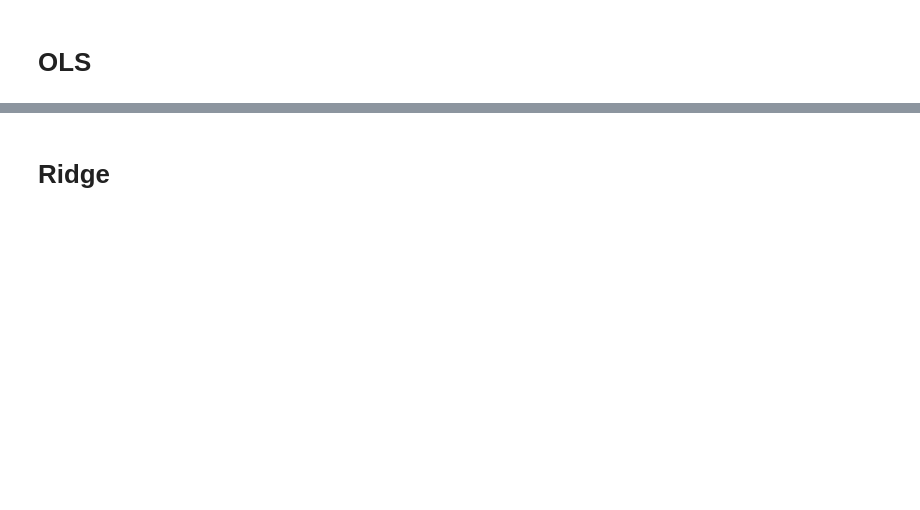
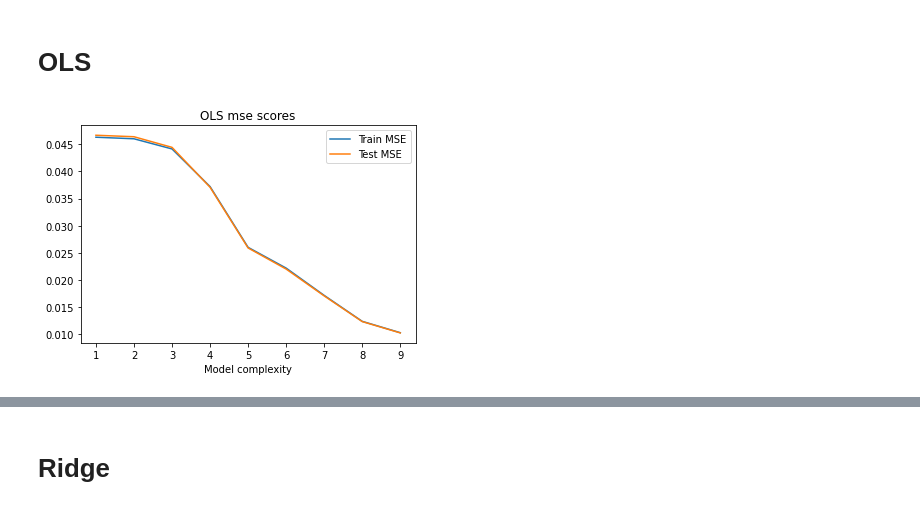
Before and after one commit to haakontm/FYS4155-Project1, a Jupyter notebook: ex6.ipynb, the cells around one changed output, grey strips where cells are left out. Saved outputs shown, nothing was run; the diff lists cells and outputs as text; code cells hidden in the pictures; blank space fills up the shorter version.

```diff
--- a/ex6.ipynb
+++ b/ex6.ipynb
@@ -74,2 +84,12 @@ for i in tqdm(range(max_degree)):
+# %%
+fig, ax = plt.subplots())
+ax.plodegreese)ols_, train_MSE, label='Tra MSEin')
+ax.pldegreeseeols_), test_MSE, label='T MSEeste')
+ax.leg
+ax.set_title('OLS mse scores')end()
+ax.set_xlabel('Model comple('MSE')
+plt.show()
+# %% [output]
+[figure, added]
 # %%
 fig, ax = plt.subplots()
```
Also changed, not shown: parts of 25 cells of this notebook.
